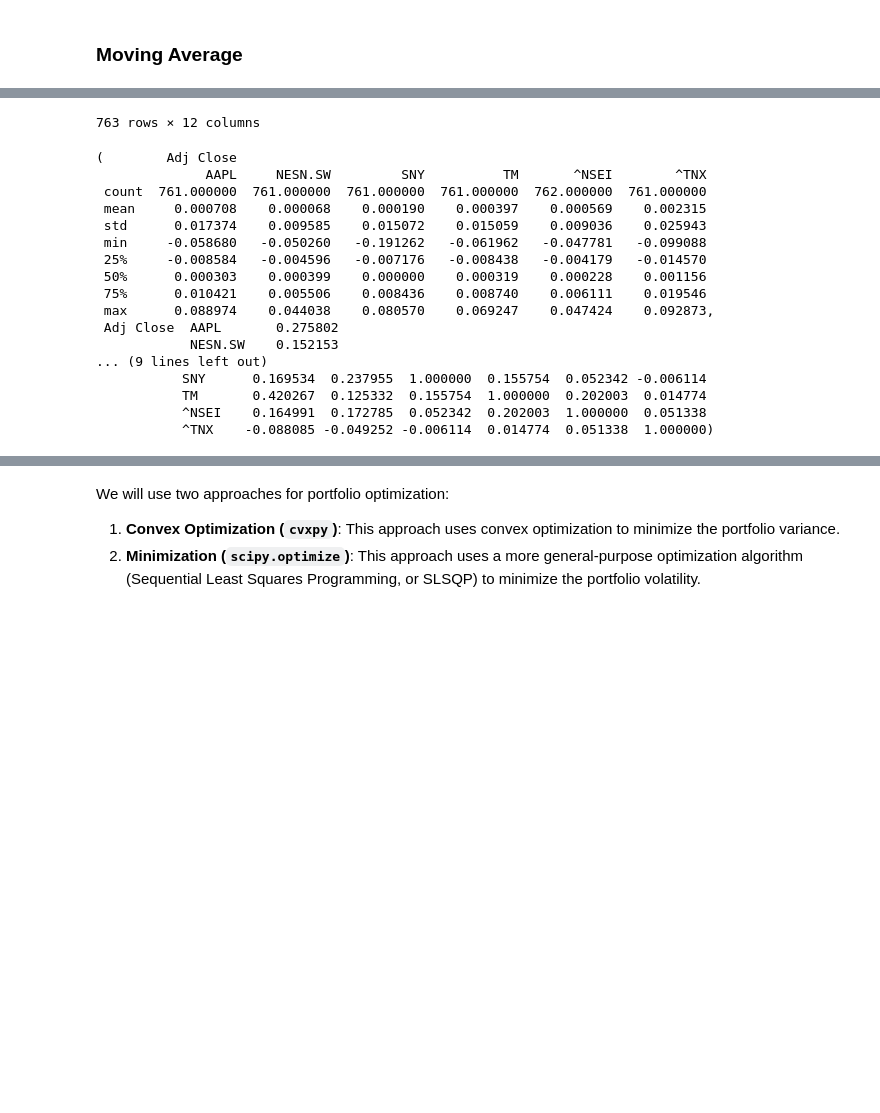
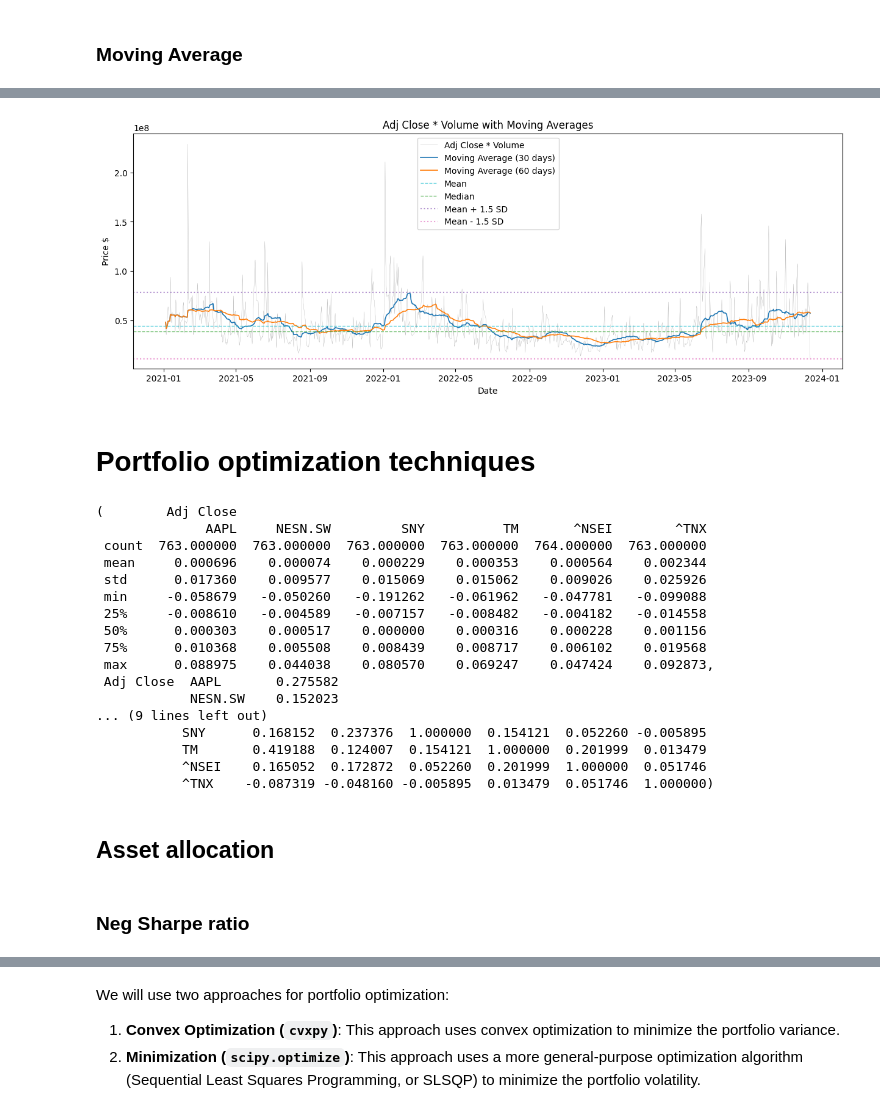
Before and after one commit to Echo9k/FinML, a Jupyter notebook: notebooks/0.1_components.ipynb, the cells around one changed output, grey strips where cells are left out. Saved outputs shown, nothing was run; the diff lists cells and outputs as text; code cells hidden in the pictures; blank space fills up the shorter version.

```diff
--- a/notebooks/0.1_components.ipynb
+++ b/notebooks/0.1_components.ipynb
@@ -183,3 +195,5 @@ plot.moving_average(adj_close:=tickers_dict["AAPL"]["price"],
 # %%
-data
+plot.moving_average(adj_close:=tickers_dict["TM"]["price"],
+                    volume:=tickers_dict["TM"]["volume"],
+                    window_sizes=[30, 60], include_stats=True, log_scale=False)
 # %% [output]
@@ -200,36 +200,34 @@ data
-763 rows × 12 columns
+[figure, added]
+# %% [markdown]
+# Portfolio optimization techniques
 # %%
 # Calculating daily returns
-daily_returns = data[['Adj Close']].ffill().pct_change()
+daily_returns = data_downloaded[['Adj Close']].ffill().pct_change()
 
 # Calculating volatility (annualized standard deviation of daily returns)
 volatility = daily_returns.std() * (252**0.5)
 
-# Calculating the correlation matrix
-correlation_matrix = daily_returns.corr()
-
-# Displaying the calculated metrics
-daily_returns_summary = daily_returns.describe()
-volatility_summary = volatility
-correlation_matrix_summary = correlation_matrix
-
-daily_returns_summary, volatility_summary, correlation_matrix_summary
+daily_returns.describe(), volatility, daily_returns.corr()
 # %% [output]
 (        Adj Close
               AAPL     NESN.SW         SNY          TM       ^NSEI        ^TNX
- count  761.000000  761.000000  761.000000  761.000000  762.000000  761.000000
- mean     0.000708    0.000068    0.000190    0.000397    0.000569    0.002315
- std      0.017374    0.009585    0.015072    0.015059    0.009036    0.025943
- min     -0.058680   -0.050260   -0.191262   -0.061962   -0.047781   -0.099088
- 25%     -0.008584   -0.004596   -0.007176   -0.008438   -0.004179   -0.014570
- 50%      0.000303    0.000399    0.000000    0.000319    0.000228    0.001156
- 75%      0.010421    0.005506    0.008436    0.008740    0.006111    0.019546
- max      0.088974    0.044038    0.080570    0.069247    0.047424    0.092873,
- Adj Close  AAPL       0.275802
-            NESN.SW    0.152153
+ count  763.000000  763.000000  763.000000  763.000000  764.000000  763.000000
+ mean     0.000696    0.000074    0.000229    0.000353    0.000564    0.002344
+ std      0.017360    0.009577    0.015069    0.015062    0.009026    0.025926
+ min     -0.058679   -0.050260   -0.191262   -0.061962   -0.047781   -0.099088
+ 25%     -0.008610   -0.004589   -0.007157   -0.008482   -0.004182   -0.014558
+ 50%      0.000303    0.000517    0.000000    0.000316    0.000228    0.001156
+ 75%      0.010368    0.005508    0.008439    0.008717    0.006102    0.019568
+ max      0.088975    0.044038    0.080570    0.069247    0.047424    0.092873,
+ Adj Close  AAPL       0.275582
+            NESN.SW    0.152023
 ... (9 lines left out)
-           SNY      0.169534  0.237955  1.000000  0.155754  0.052342 -0.006114
-           TM       0.420267  0.125332  0.155754  1.000000  0.202003  0.014774
-           ^NSEI    0.164991  0.172785  0.052342  0.202003  1.000000  0.051338
-           ^TNX    -0.088085 -0.049252 -0.006114  0.014774  0.051338  1.000000)
+           SNY      0.168152  0.237376  1.000000  0.154121  0.052260 -0.005895
+           TM       0.419188  0.124007  0.154121  1.000000  0.201999  0.013479
+           ^NSEI    0.165052  0.172872  0.052260  0.201999  1.000000  0.051746
+           ^TNX    -0.087319 -0.048160 -0.005895  0.013479  0.051746  1.000000)
+# %% [markdown]
+## Asset allocation
+# %% [markdown]
+### Neg Sharpe ratio
 # %%
```
Also changed, not shown: parts of 47 cells of this notebook, 3 other files.
